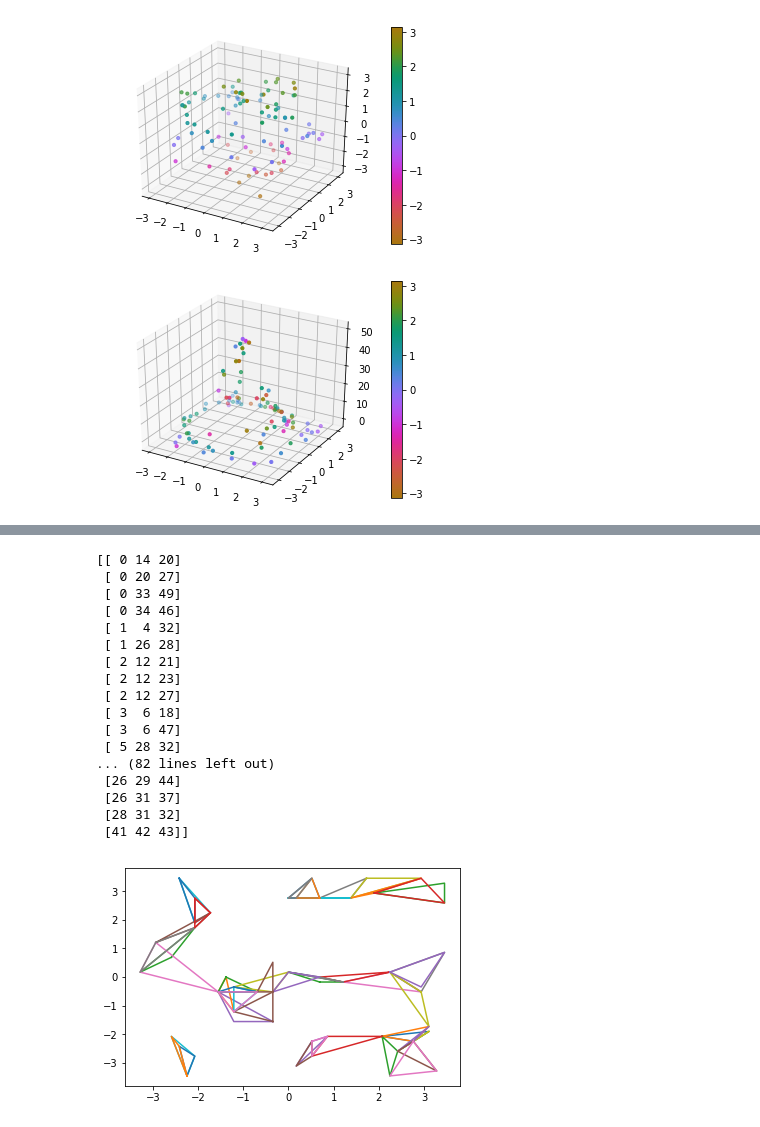
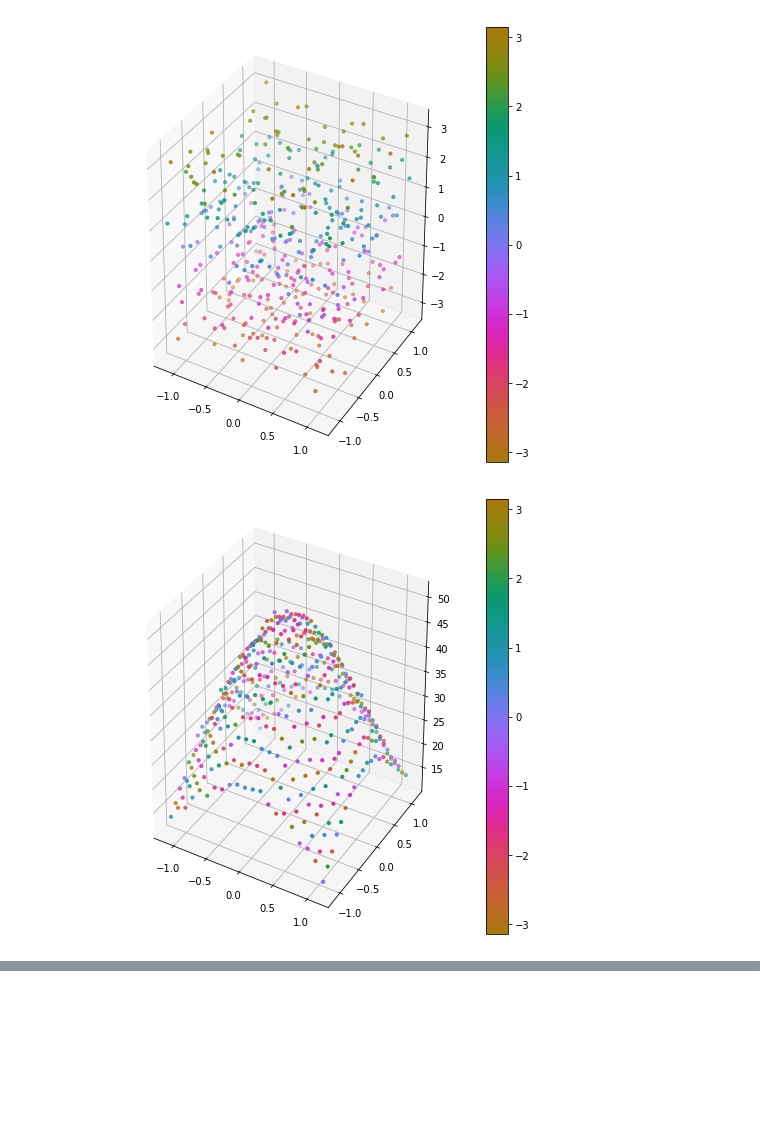
Before and after one commit to Joshuaalbert/IonoTomo, a Jupyter notebook: src/ionotomo/scripts/rvw_data_analysis/phase_unwrap.ipynb, the cells around one changed output, grey strips where cells are left out. Saved outputs shown, nothing was run; the diff lists cells and outputs as text; code cells hidden in the pictures; blank space fills up the shorter version.

```diff
--- a/src/ionotomo/scripts/rvw_data_analysis/phase_unwrap.ipynb
+++ b/src/ionotomo/scripts/rvw_data_analysis/phase_unwrap.ipynb
@@ -76,12 +107,12 @@ def plot_phase(X,phi):
     plt.show()
 # %%
-X,phi = generate_data_aliased(0.01)
+X,phi = generate_data_aliased(0.01,sample=0)
 plot_phase(X,np.angle(np.exp(1j*phi)))
 plot_phase(X,phi)
 
-X,phi = generate_data_nonaliased(0.01,sample=50)
+X,phi = generate_data_nonaliased_nonsquare(0.0,sample=500)
 plot_phase(X,np.angle(np.exp(1j*phi)))
 plot_phase(X,phi)
 # %% [output]
-[figure, old version]
+[figure, new version]
-[figure, old version]
+[figure, new version]
@@ -90,60 +120,0 @@ plot_phase(X,phi)
-# %%
-
-
-# kt = cKDTree(X)
-# dist,idx = kt.query(X,k=2)
-# j_idx = idx[:,1]
-# Y = X[j_idx,:]
-# M1 = (X+Y)/2.
-# dist,idx = kt.query(M1,k=3)
-# k_idx = idx[:,2]
-# Z = X[k_idx,:]
-# for i,j,k in zip(range(X.shape[0]), j_idx, k_idx):
-#     #print(i,j,k)
-#     plt.plot([X[i,0],X[j,0],X[k,0],X[i,0]],[X[i,1],X[j,1],X[k,1],X[i,1]])
-# plt.show()
-
-
-kt = cKDTree(X)
-
-dist,idx = kt.query(X,k=4)
-triplets = np.sort(idx[:,[0,2,3]],axis=1)
-ra = np.ravel_multi_index((triplets[:,0],triplets[:,1],triplets[:,2]),[X.shape[0]]*3)
-unique_triplets = np.unique(ra)
-triplets = np.stack(np.unravel_index(unique_triplets,[X.shape[0]]*3),axis=1)
-print(triplets)
-
-M = (X[triplets[:,0],:] + X[triplets[:,1],:] + X[triplets[:,2],:])/3.
-kt = cKDTree(M)
-_,idx = kt.query(M[0,:],k = M.shape[0])
-print(idx)
-
-# trips_ = []
-# for n in range(len(idx)-1):
-#     trips_.append((triplets[idx[n],0],triplets[idx[n],1], triplets[idx[n+1],2]))
-# triplets = np.concatenate([triplets,trips_],axis=0)
-# triplets = np.unique(triplets,axis=0)
-print(triplets)
-for i,j,k in triplets:
-    plt.plot([X[i,0],X[j,0],X[k,0],X[i,0]],[X[i,1],X[j,1],X[k,1],X[i,1]])
-#plt.plot(M[idx,0],M[idx,1],c='red')
-plt.show()
-# %% [output]
-[[ 0 14 20]
- [ 0 20 27]
- [ 0 33 49]
- [ 0 34 46]
- [ 1  4 32]
- [ 1 26 28]
- [ 2 12 21]
- [ 2 12 23]
- [ 2 12 27]
- [ 3  6 18]
- [ 3  6 47]
- [ 5 28 32]
-... (82 lines left out)
- [26 29 44]
- [26 31 37]
- [28 31 32]
- [41 42 43]]
-[figure, removed]
```
Also changed, not shown: parts of 18 cells of this notebook, 22 other files.
